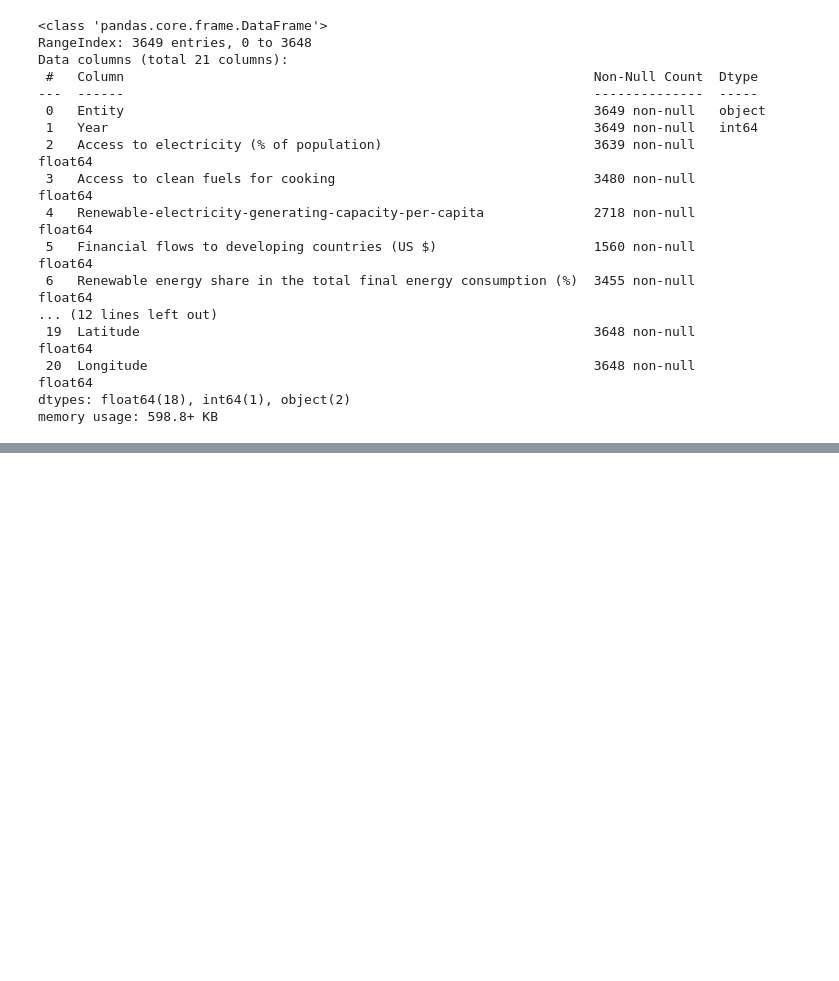
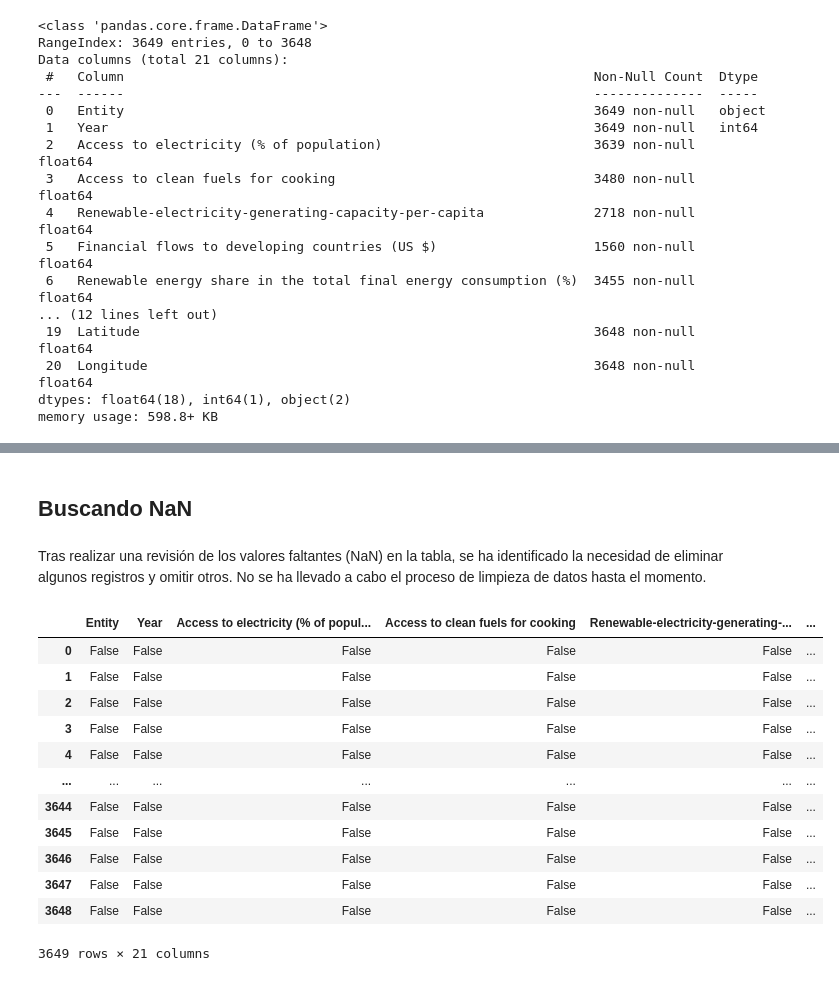
Before and after one commit to Leireal/ENERGIA, a Jupyter notebook: sustainable_energy.ipynb, the cells around one changed output, grey strips where cells are left out. Cells and saved outputs as stored; diff of their text form; code cells hidden in the pictures; blank space fills up the shorter version.

```diff
--- a/sustainable_energy.ipynb
+++ b/sustainable_energy.ipynb
@@ -41,0 +125,20 @@ memory usage: 598.8+ KB
+# %% [markdown]
+## Buscando NaN
+# %% [markdown]
+Tras realizar una revisión de los valores faltantes (NaN) en la tabla, se ha identificado la necesidad de eliminar algunos registros y omitir otros. No se ha llevado a cabo el proceso de limpieza de datos hasta el momento.
+# %%
+df_energy.isnull()
+# %% [output]
+|  | Entity | Year | Access to electricity (% of popul... | Access to clean fuels for cooking | Renewable-electricity-generating-... | ... |
+| 0 | False | False | False | False | False | ... |
+| 1 | False | False | False | False | False | ... |
+| 2 | False | False | False | False | False | ... |
+| 3 | False | False | False | False | False | ... |
+| 4 | False | False | False | False | False | ... |
+| ... | ... | ... | ... | ... | ... | ... |
+| 3644 | False | False | False | False | False | ... |
+| 3645 | False | False | False | False | False | ... |
+| 3646 | False | False | False | False | False | ... |
+| 3647 | False | False | False | False | False | ... |
+| 3648 | False | False | False | False | False | ... |
+3649 rows × 21 columns
```
Also changed, not shown: parts of 11 cells of this notebook, 3 other files.
